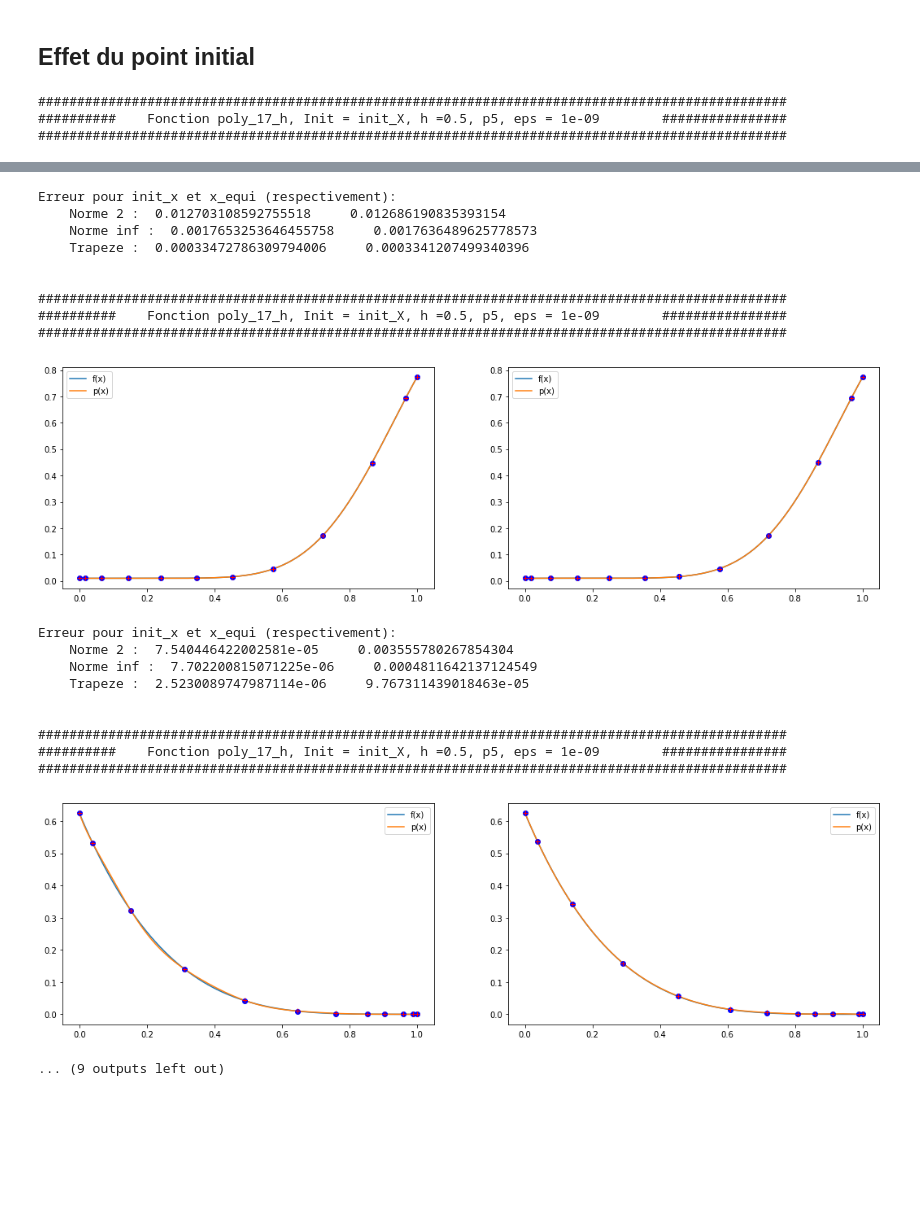
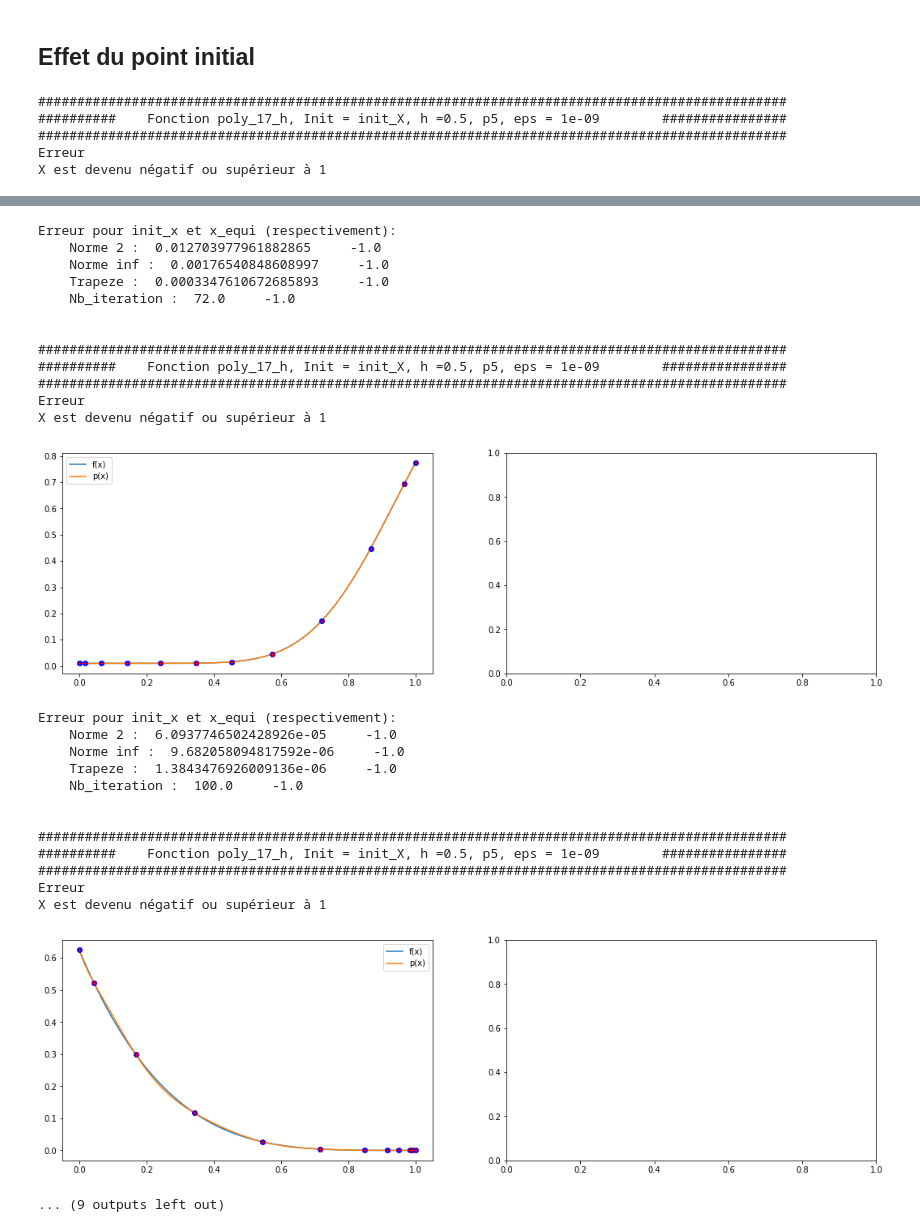
Before and after one commit to gerier/GestionDeProjet4A, a Jupyter notebook: Version Multi_Fichier/Etude_S_Init.ipynb, the cells around one changed output, grey strips where cells are left out. Cells and saved outputs as stored; diff of their text form; code cells hidden in the pictures; blank space fills up the shorter version.

```diff
--- a/Version Multi_Fichier/Etude_S_Init.ipynb
+++ b/Version Multi_Fichier/Etude_S_Init.ipynb
@@ -16,7 +16,7 @@ fonctions_test = FT.fonctions("Sans Arg","Classic")
 # %%
 def test_approx_S(p,f,h,epsilon,affichage=None,s=None,ResidusNewton=None):
     x = np.linspace(0,1,501)
-    px, param_interpol = approxh(x,p,f,h,epsilon,s,ResidusNewton)
+    px, param_interpol,nb_iter = approxh(x,p,f,h,epsilon,s=s,ResidusNewton=ResidusNewton)
 
     interp, a_alpha,b_beta = param_interpol
     Ap = a_alpha(p,f,h,interp[:p+1],interp,epsilon)
@@ -49,7 +49,7 @@ for i in range(3):
     print("############################################################################################################")
     plt.figure(0,figsize=(18,5))
     plt.subplot(1,2,1)
-    sansS = test_approx_S(p[i],fonctions[i],h[i],epsilon[i],1,0)
+    sansS = test_approx_S(p[i],fonctions[i],h[i],epsilon[i],1,1)
     plt.title("Sans opérateur S")
     plt.subplot(1,2,2)
     avecS = test_approx_S(p[i],fonctions[i],h[i],epsilon[i],1,1)
@@ -137,7 +101,7 @@ def approxh(x,p,f,h,epsilon,init,s=None,ResidusNewton=None):
 # %%
 def test_approx_init(p,f,h,epsilon,init,affichage=None,s=None,ResidusNewton=None):
     x = np.linspace(0,1,501)
-    px, param_interpol = approxh(x,p,f,h,epsilon,init,s,ResidusNewton)
+    px, param_interpol,nb_iter = approxh(x,p,f,h,epsilon,init=init,s=s,ResidusNewton=ResidusNewton)
 
     interp, a_alpha,b_beta = param_interpol
     Ap = a_alpha(p,f,h,interp[:p+1],interp,epsilon)
@@ -154,21 +118,21 @@ def test_approx_init(p,f,h,epsilon,init,affichage=None,s=None,ResidusNewton=None
         name = str(f).split(' ')[1]
         plt.savefig("./Images/EtudesParamOpe/Operateurs/Init/eps/"+name+", p = "+str(p)+", h = "+str(h)+", epsilon = "+str(epsilon)+".eps", format='eps')
         plt.savefig("./Images/EtudesParamOpe/Operateurs/Init/png/"+name+", p = "+str(p)+", h = "+str(h)+", epsilon = "+str(epsilon)+".png", format='png')
-    return px,fx
+    return px,fx,nb_iter
 # %%
 def X_equi(p):
-    x = np.linspace(0,1,2*(p+1))
+    x = np.linspace(0,0.5,2*(p+1))
     X = np.zeros(2*(p+1))
     X[:p+1] = x[1::2]
     X[p+1:] = x[::2]
     return X
 # %%
-h = 1/2
+   h = 1/2
 p = 5
 epsilon = 1e-9
 fonctions = FT.fonctions("Sans Arg")
 init = [init_X,X_equi]
-Err = np.zeros((len(fonctions),len(init),3))
+Err = -1 * np.ones((len(fonctions),len(init),4))
 
 
 for f in range(len(fonctions)) :
@@ -179,18 +143,25 @@ for f in range(len(fonctions)) :
     plt.figure(figsize=(18,5))
     for i in range(len(init)) :
         plt.subplot(1,2,i+1)
-        px,fx = test_approx_init(p,fonctions[f],h,epsilon,init[i],1)
-        Err[f,i,0] = npl.norm(px-fx)
-        Err[f,i,1] = npl.norm(px-fx,np.inf)
-        Err[f,i,2] = trapezes(px-fx)
+        try :
+            px,fx,nb_iter = test_approx_init(p,fonctions[f],h,epsilon,init[i],1)
+            Err[f,i,0] = npl.norm(px-fx)
+            Err[f,i,1] = npl.norm(px-fx,np.inf)
+            Err[f,i,2] = trapezes(px-fx)
+            Err[f,i,3] = nb_iter
+        except ValueError:
+            print("Erreur\nX est devenu négatif ou supérieur à 1")
     plt.show()
     print("Erreur pour init_x et x_equi (respectivement): ")
     print("    Norme 2 : ", Err[f,0,0],"   ", Err[f,1,0])
     print("    Norme inf : ", Err[f,0,1],"   ", Err[f,1,1])
     print("    Trapeze : ", Err[f,0,2],"   ", Err[f,1,2])
+    print("    Nb_iteration : ", Err[f,0,3],"   ", Err[f,1,3])
     print("\n")
        ##peut etre faire la différence entre les deux resultats
 # %% [output]
 ################################################################################################
 ##########    Fonction poly_17_h, Init = init_X, h =0.5, p5, eps = 1e-09        ################
 ################################################################################################
+Erreur
+X est devenu négatif ou supérieur à 1
@@ -228,21 +208,27 @@ Erreur pour init_x et x_equi (respectivement):
 Erreur pour init_x et x_equi (respectivement):
-    Norme 2 :  0.012703108592755518     0.012686190835393154
-    Norme inf :  0.0017653253646455758     0.0017636489625778573
-    Trapeze :  0.00033472786309794006     0.0003341207499340396
+    Norme 2 :  0.012703977961882865     -1.0
+    Norme inf :  0.00176540848608997     -1.0
+    Trapeze :  0.0003347610672685893     -1.0
+    Nb_iteration :  72.0     -1.0
 
 
 ################################################################################################
 ##########    Fonction poly_17_h, Init = init_X, h =0.5, p5, eps = 1e-09        ################
 ################################################################################################
+Erreur
+X est devenu négatif ou supérieur à 1
-[figure, old version]
+[figure, new version]
 Erreur pour init_x et x_equi (respectivement):
-    Norme 2 :  7.540446422002581e-05     0.003555780267854304
-    Norme inf :  7.702200815071225e-06     0.0004811642137124549
-    Trapeze :  2.5230089747987114e-06     9.767311439018463e-05
+    Norme 2 :  6.0937746502428926e-05     -1.0
+    Norme inf :  9.682058094817592e-06     -1.0
+    Trapeze :  1.3843476926009136e-06     -1.0
+    Nb_iteration :  100.0     -1.0
 
 
 ################################################################################################
 ##########    Fonction poly_17_h, Init = init_X, h =0.5, p5, eps = 1e-09        ################
 ################################################################################################
+Erreur
+X est devenu négatif ou supérieur à 1
-[figure, old version]
+[figure, new version]
 ... (9 outputs left out)
```
Also changed, not shown: parts of 3 cells of this notebook, 7 other files.
